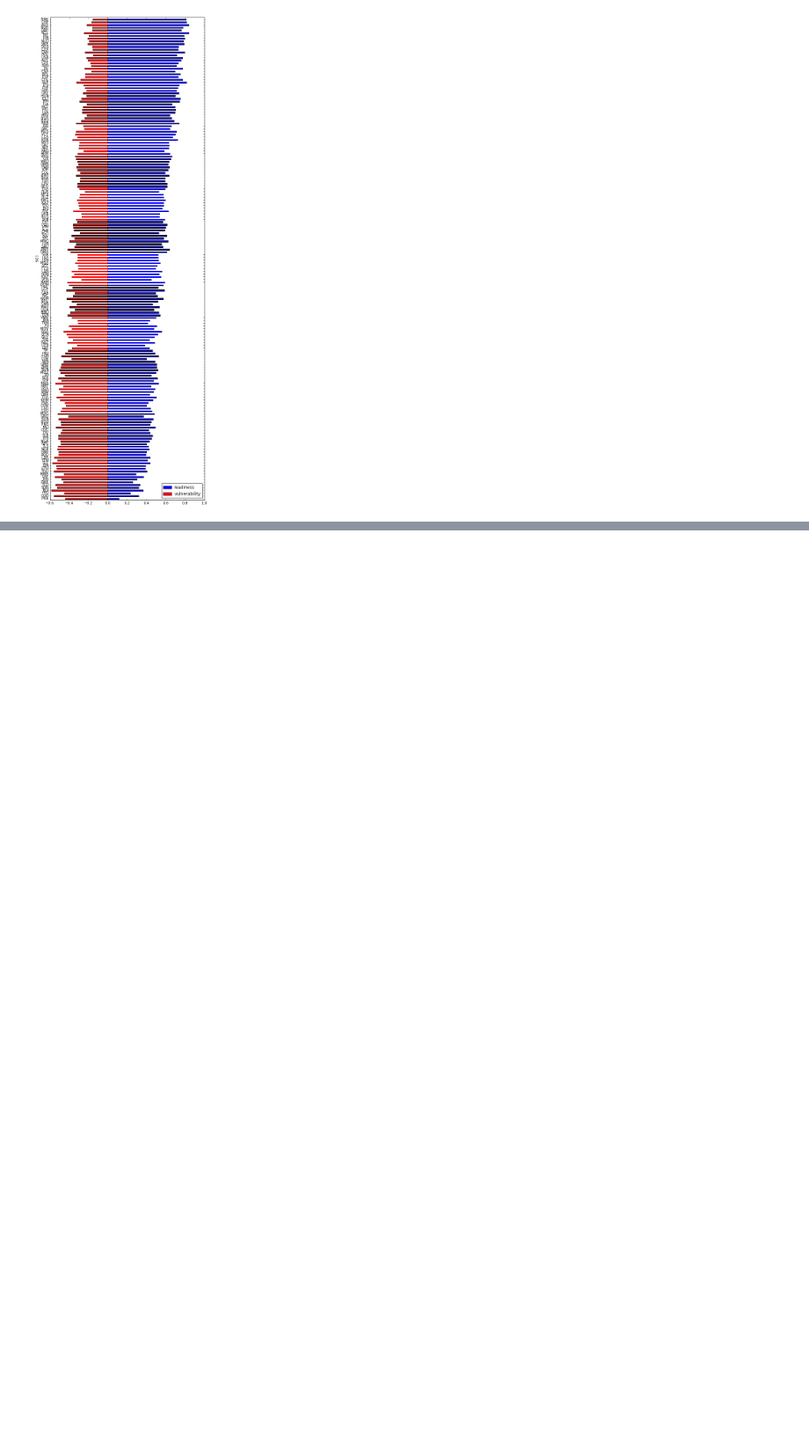
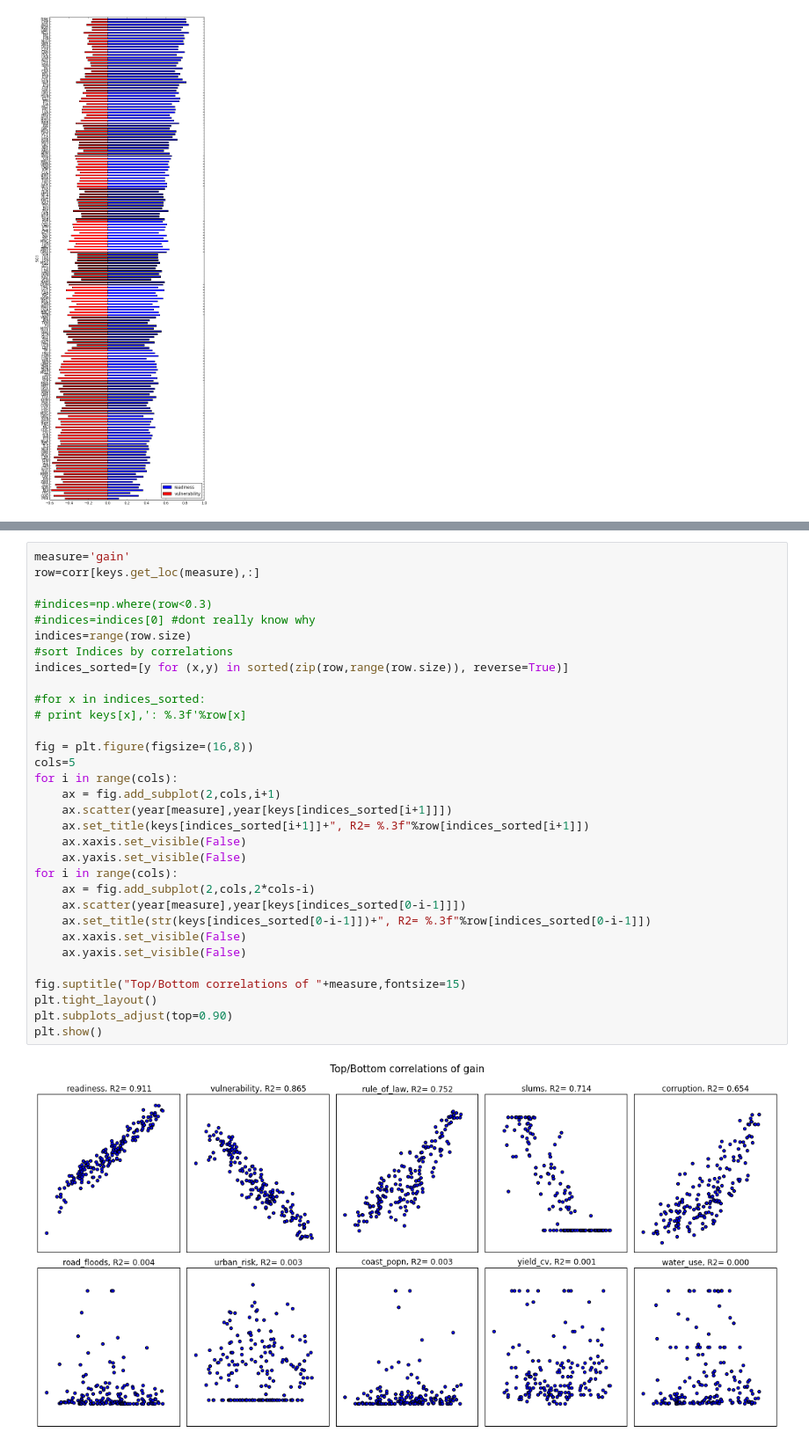
Before and after one commit to hkim16/Gain-Labs, a Jupyter notebook: Mining Gain.ipynb, the cells around one changed output, grey strips where cells are left out. Shown at 88% size. Cells and saved outputs as stored; diff of their text form; blank space fills up the shorter version.

```diff
--- a/Mining Gain.ipynb
+++ b/Mining Gain.ipynb
@@ -81,0 +94,34 @@ rv.plot(kind='barh', stacked=True, figsize=(8, 25))
+# %%
+measure='gain'
+row=corr[keys.get_loc(measure),:]
+
+#indices=np.where(row<0.3)
+#indices=indices[0] #dont really know why
+indices=range(row.size)
+#sort Indices by correlations
+indices_sorted=[y for (x,y) in sorted(zip(row,range(row.size)), reverse=True)]
+
+#for x in indices_sorted:
+# print keys[x],': %.3f'%row[x]
+
+fig = plt.figure(figsize=(16,8))
+cols=5
+for i in range(cols):
+    ax = fig.add_subplot(2,cols,i+1)
+    ax.scatter(year[measure],year[keys[indices_sorted[i+1]]])
+    ax.set_title(keys[indices_sorted[i+1]]+", R2= %.3f"%row[indices_sorted[i+1]])
+    ax.xaxis.set_visible(False)
+    ax.yaxis.set_visible(False)
+for i in range(cols):
+    ax = fig.add_subplot(2,cols,2*cols-i)
+    ax.scatter(year[measure],year[keys[indices_sorted[0-i-1]]])
+    ax.set_title(str(keys[indices_sorted[0-i-1]])+", R2= %.3f"%row[indices_sorted[0-i-1]])
+    ax.xaxis.set_visible(False)
+    ax.yaxis.set_visible(False)
+
+fig.suptitle("Top/Bottom correlations of "+measure,fontsize=15)
+plt.tight_layout()
+plt.subplots_adjust(top=0.90)
+plt.show()
+# %% [output]
+[figure, added]
```
Also changed, not shown: parts of 5 cells of this notebook.
